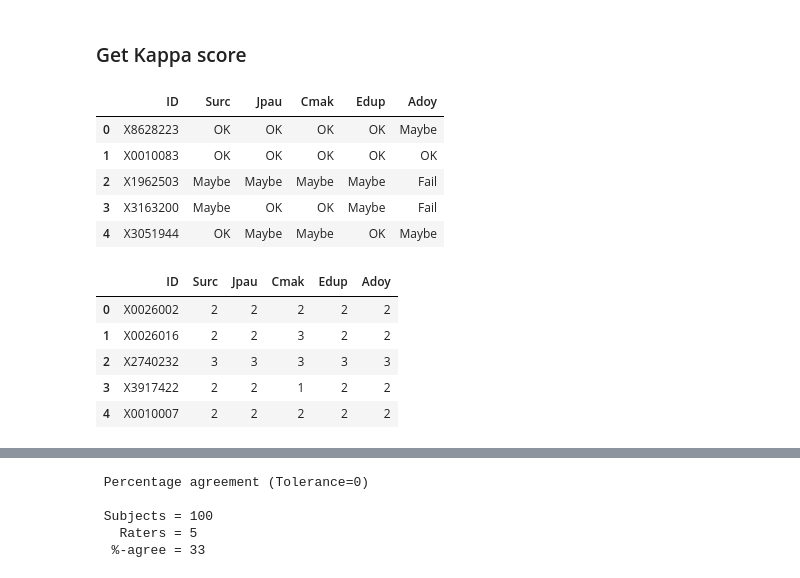
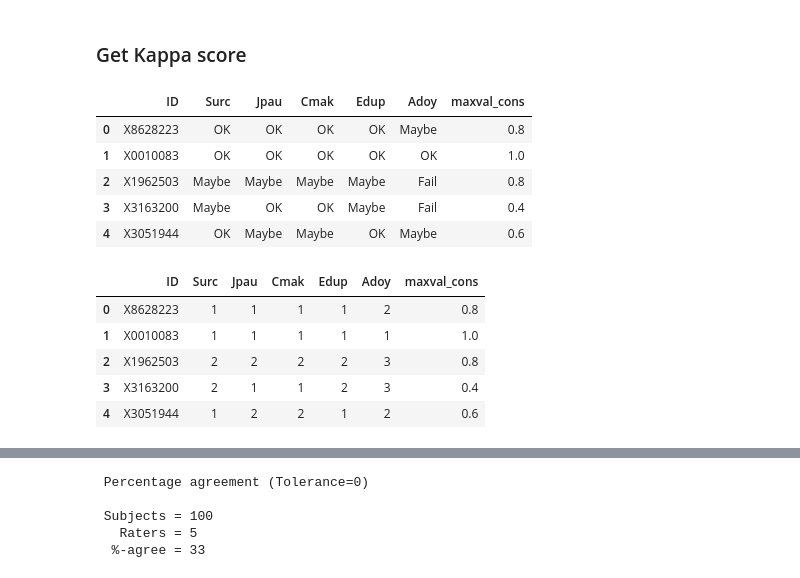
Before and after one commit to SIMEXP/brain_match, a Jupyter notebook: notebooks/Full_launch1_expert-supervised_QC_results.ipynb, the cells around one changed output, grey strips where cells are left out. Cells and saved outputs as stored; diff of their text form; code cells hidden in the pictures.

```diff
--- a/notebooks/Full_launch1_expert-supervised_QC_results.ipynb
+++ b/notebooks/Full_launch1_expert-supervised_QC_results.ipynb
@@ -227,11 +230,11 @@ for status in ['Fail','Maybe','OK']:
         df_norm['ID'][image] = df_score['ID'][image]
 # get max value
 max_value = [row.iloc[1:].get_values().max() for ind,row in df_norm.iterrows()]
-df_norm.loc[:,'max_value_NoExp'] = max_value
+df_norm.loc[:,'maxval_cons'] = max_value
 # get concensus rating
 s = ['Fail', 'Maybe', 'OK']
 #max_rate = [row.iloc[1:].idxmax(axis=1) for ind,row in df_norm.iterrows()]
 max_rate = [s[row[1:].values.argmax()] for rid, row in df_norm.iterrows()]
-df_norm.loc[:,'concensus_NoExp'] = max_rate
+df_norm.loc[:,'rating_cons'] = max_rate
 df_norm.head()
 # %% [output]
@@ -284,32 +287,33 @@ axes = count_.plot.bar(title = 'Frequency of rating for high concensus')
 # %%
 df_ratings.rename(columns={'cmakowski':'Cmak',
                            'crocodoyle':'Adoy',
                            'surchs':'Surc',
                            'paulej':'Jpau',
                            'emdupre':'Edup'},inplace=True)
-df_ratings = df_ratings[['ID','Surc','Jpau','Cmak','Edup','Adoy']]
+df_ratings = pd.merge(df_ratings[['ID','Surc','Jpau','Cmak','Edup','Adoy']],
+                      df_norm[['ID','maxval_cons']],how='left',on='ID')
 # Save a copy
 df_ratings.to_csv('../data/rating/expert_project_2_ratings.csv',index=False)
 df_ratings.head()
 # %% [output]
-|  | ID | Surc | Jpau | Cmak | Edup | Adoy |
-| 0 | X8628223 | OK | OK | OK | OK | Maybe |
-| 1 | X0010083 | OK | OK | OK | OK | OK |
-| 2 | X1962503 | Maybe | Maybe | Maybe | Maybe | Fail |
-| 3 | X3163200 | Maybe | OK | OK | Maybe | Fail |
-| 4 | X3051944 | OK | Maybe | Maybe | OK | Maybe |
+|  | ID | Surc | Jpau | Cmak | Edup | Adoy | maxval_cons |
+| 0 | X8628223 | OK | OK | OK | OK | Maybe | 0.8 |
+| 1 | X0010083 | OK | OK | OK | OK | OK | 1.0 |
+| 2 | X1962503 | Maybe | Maybe | Maybe | Maybe | Fail | 0.8 |
+| 3 | X3163200 | Maybe | OK | OK | Maybe | Fail | 0.4 |
+| 4 | X3051944 | OK | Maybe | Maybe | OK | Maybe | 0.6 |
 # %%
 # Replace OK with 1 , Maybe with 2 and Fail with 3
 df_ratings.replace({'OK':1,'Maybe':2, 'Fail':3}, inplace=True)
 
 df_ratings.head()
 # %% [output]
-|  | ID | Surc | Jpau | Cmak | Edup | Adoy |
-| 0 | X0026002 | 2 | 2 | 2 | 2 | 2 |
-| 1 | X0026016 | 2 | 2 | 3 | 2 | 2 |
-| 2 | X2740232 | 3 | 3 | 3 | 3 | 3 |
-| 3 | X3917422 | 2 | 2 | 1 | 2 | 2 |
-| 4 | X0010007 | 2 | 2 | 2 | 2 | 2 |
+|  | ID | Surc | Jpau | Cmak | Edup | Adoy | maxval_cons |
+| 0 | X8628223 | 1 | 1 | 1 | 1 | 2 | 0.8 |
+| 1 | X0010083 | 1 | 1 | 1 | 1 | 1 | 1.0 |
+| 2 | X1962503 | 2 | 2 | 2 | 2 | 3 | 0.8 |
+| 3 | X3163200 | 2 | 1 | 1 | 2 | 3 | 0.4 |
+| 4 | X3051944 | 1 | 2 | 2 | 1 | 2 | 0.6 |
 # %%
 %%R
 suppressPackageStartupMessages(library(dplyr))
```
Also changed, not shown: parts of 11 cells of this notebook, 5 other files.
